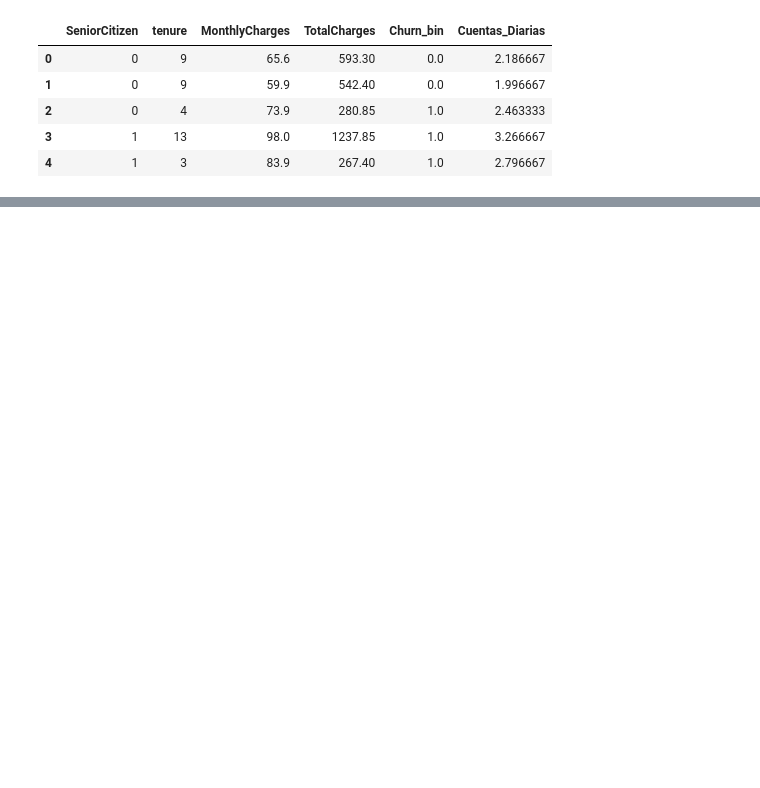
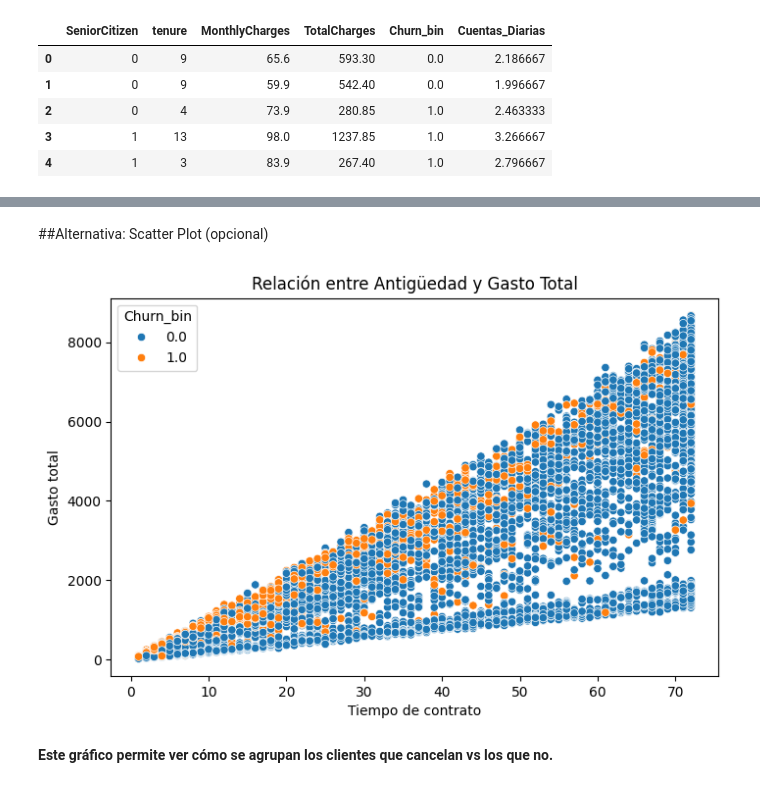
Before and after one commit to Pameta1/TelecomX_2, a Jupyter notebook: TelecomX_2.ipynb, the cells around one changed output, grey strips where cells are left out. Saved outputs shown, nothing was run; the diff lists cells and outputs as text; code cells hidden in the pictures; blank space fills up the shorter version.

```diff
--- a/TelecomX_2.ipynb
+++ b/TelecomX_2.ipynb
@@ -264,0 +411,21 @@ variables_numericas.head()
+# %% [markdown]
+##Alternativa: Scatter Plot (opcional)
+# %%
+plt.figure(figsize=(8,5))
+
+sns.scatterplot(
+    x='tenure',
+    y='TotalCharges',
+    hue='Churn_bin',
+    data=datos_cliente
+)
+
+plt.title('Relación entre Antigüedad y Gasto Total')
+plt.xlabel('Tiempo de contrato')
+plt.ylabel('Gasto total')
+
+plt.show()
+# %% [output]
+[figure, added]
+# %% [markdown]
+**Este gráfico permite ver cómo se agrupan los clientes que cancelan vs los que no.**
```
Also changed, not shown: parts of 69 cells of this notebook.
